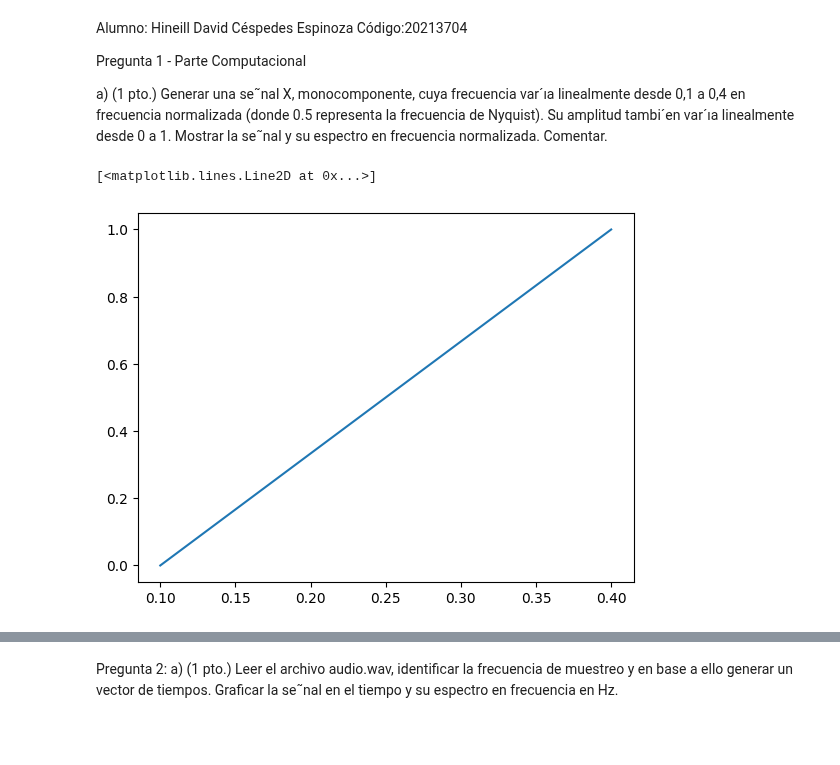
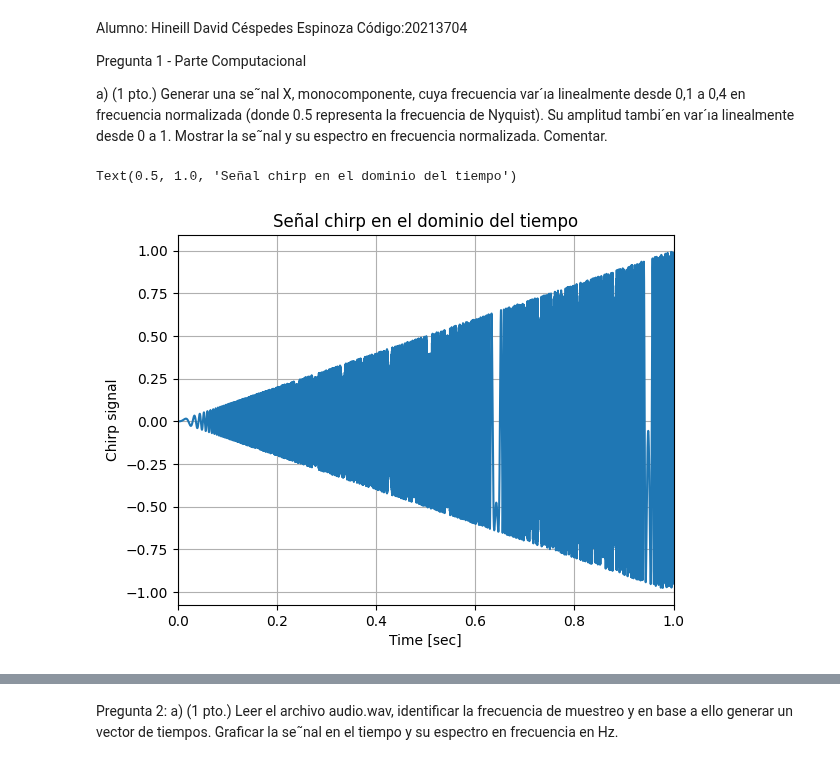
Before and after one commit to ExampleToFollow/PracticasPDS, a Jupyter notebook: Lab1/informePrevio.ipynb, the cells around one changed output, grey strips where cells are left out. Saved outputs shown, nothing was run; the diff lists cells and outputs as text; code cells hidden in the pictures; blank space fills up the shorter version.

```diff
--- a/Lab1/informePrevio.ipynb
+++ b/Lab1/informePrevio.ipynb
@@ -17,7 +15,21 @@ import matplotlib.pyplot as plt
-# %%
-nPasos = 150000
-t , espectro = np.linspace(0.1,0.4,nPasos), np.linspace(0,1,nPasos)
-plt.plot(t,espectro)
-# %% [output]
-[<matplotlib.lines.Line2D at 0x...>]
-[figure, removed]
+# %%
+fs = 10000 #Frecuencia de muestreo variable
+f_ini = 0.1*fs #Frecuencia inicial
+f_end = 0.4*fs #Frecuencia final
+A_ini = 0 #Amplitud inicial
+A_end = 1 #Amplitud final
+Ns = 5000 #Cantidad de muestras
+f = np.linspace(f_ini, f_end, Ns)
+t = np.linspace(A_ini ,  A_end , Ns)
+chirp = (t)*np.sin((2*np.pi*(f)*t)*t)
+# %%
+plt.figure(1)
+plt.plot(t,chirp)
+plt.xlim([0,1])
+plt.grid('on')
+plt.xlabel('Time [sec]')
+plt.ylabel('Chirp signal') #Chirp es una señal usada en la que se varía la frecuencia a medida de que el tiempo avanza
+plt.title('Señal chirp en el dominio del tiempo')
+# %% [output]
+Text(0.5, 1.0, 'Señal chirp en el dominio del tiempo')
+[figure, added]
```
Also changed, not shown: parts of 2 cells of this notebook.
